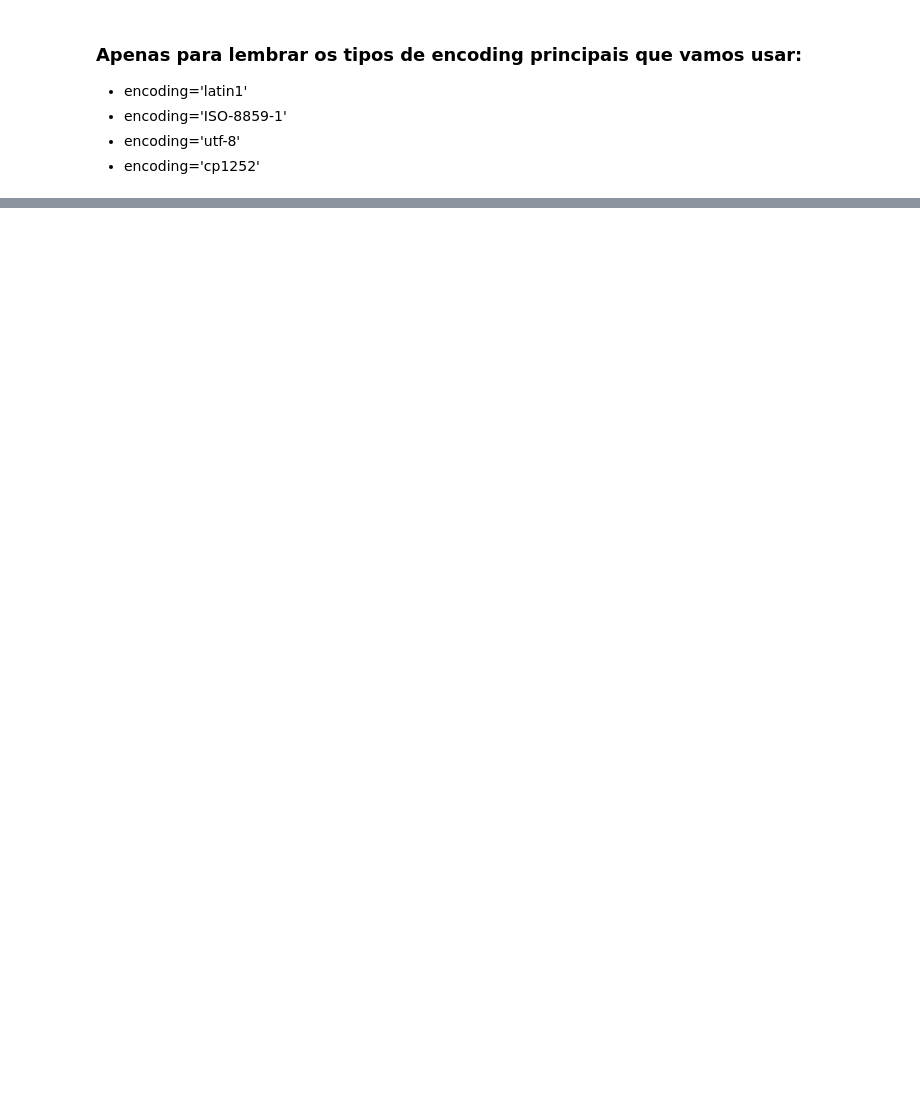
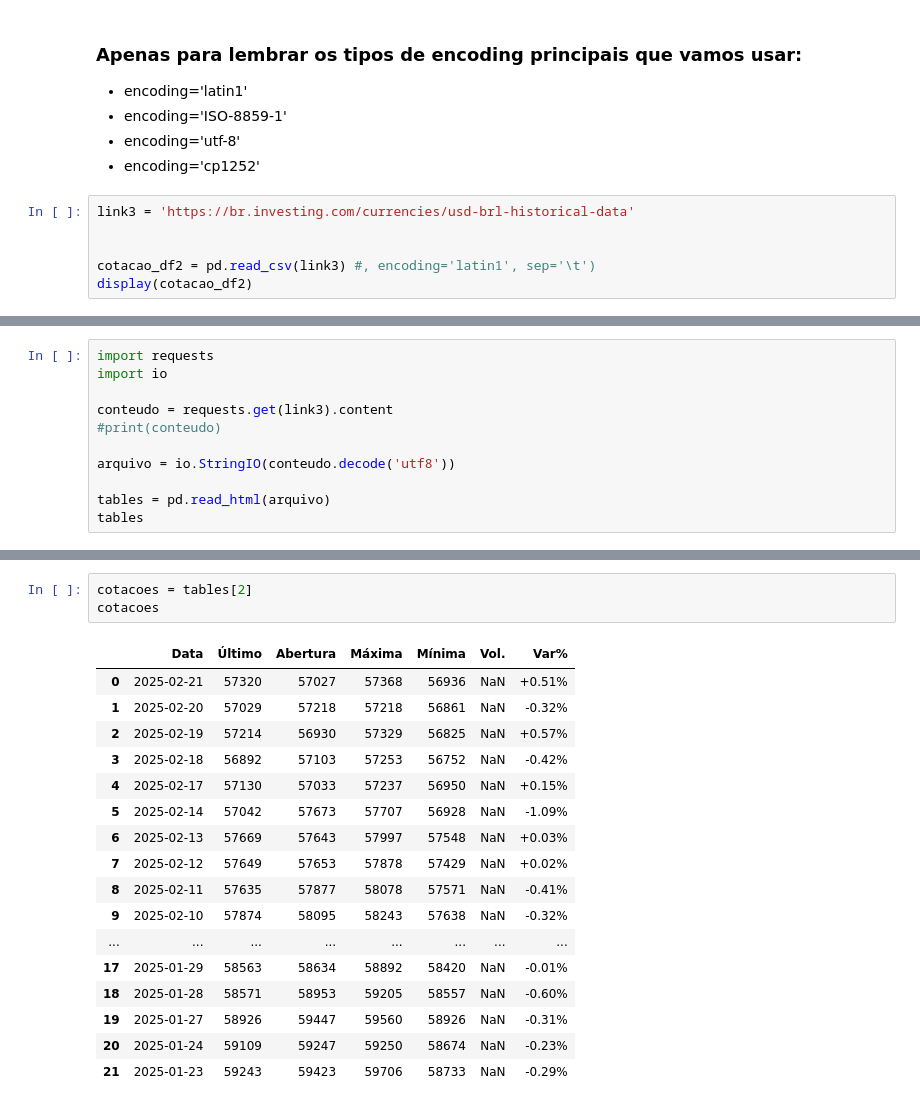
Before and after one commit to felipevr/hashtag-python, a Jupyter notebook: 22-Pandas/Pandas 11.ipynb, the cells around one changed output, grey strips where cells are left out. Cells and saved outputs as stored; diff of their text form; blank space fills up the shorter version.

```diff
--- a/22-Pandas/Pandas 11.ipynb
+++ b/22-Pandas/Pandas 11.ipynb
@@ -98,3 +110,9 @@ cafe_df
 - encoding='ISO-8859-1'
 - encoding='utf-8'
 - encoding='cp1252'
+# %%
+link3 = 'https://br.investing.com/currencies/usd-brl-historical-data'
+
+
+cotacao_df2 = pd.read_csv(link3) #, encoding='latin1', sep='\t')
+display(cotacao_df2)
@@ -100,0 +121,11 @@ cafe_df
+# %%
+import requests
+import io
+
+conteudo = requests.get(link3).content
+#print(conteudo)
+
+arquivo = io.StringIO(conteudo.decode('utf8'))
+
+tables = pd.read_html(arquivo)
+tables
@@ -100,0 +150,21 @@ cafe_df
+# %%
+cotacoes = tables[2]
+cotacoes
+# %% [output]
+|  | Data | Último | Abertura | Máxima | Mínima | Vol. | Var% |
+| 0 | 2025-02-21 | 57320 | 57027 | 57368 | 56936 | NaN | +0.51% |
+| 1 | 2025-02-20 | 57029 | 57218 | 57218 | 56861 | NaN | -0.32% |
+| 2 | 2025-02-19 | 57214 | 56930 | 57329 | 56825 | NaN | +0.57% |
+| 3 | 2025-02-18 | 56892 | 57103 | 57253 | 56752 | NaN | -0.42% |
+| 4 | 2025-02-17 | 57130 | 57033 | 57237 | 56950 | NaN | +0.15% |
+| 5 | 2025-02-14 | 57042 | 57673 | 57707 | 56928 | NaN | -1.09% |
+| 6 | 2025-02-13 | 57669 | 57643 | 57997 | 57548 | NaN | +0.03% |
+| 7 | 2025-02-12 | 57649 | 57653 | 57878 | 57429 | NaN | +0.02% |
+| 8 | 2025-02-11 | 57635 | 57877 | 58078 | 57571 | NaN | -0.41% |
+| 9 | 2025-02-10 | 57874 | 58095 | 58243 | 57638 | NaN | -0.32% |
+| ... | ... | ... | ... | ... | ... | ... | ... |
+| 17 | 2025-01-29 | 58563 | 58634 | 58892 | 58420 | NaN | -0.01% |
+| 18 | 2025-01-28 | 58571 | 58953 | 59205 | 58557 | NaN | -0.60% |
+| 19 | 2025-01-27 | 58926 | 59447 | 59560 | 58926 | NaN | -0.31% |
+| 20 | 2025-01-24 | 59109 | 59247 | 59250 | 58674 | NaN | -0.23% |
+| 21 | 2025-01-23 | 59243 | 59423 | 59706 | 58733 | NaN | -0.29% |
```
Also changed, not shown: parts of 7 cells of this notebook, 6 other files.
